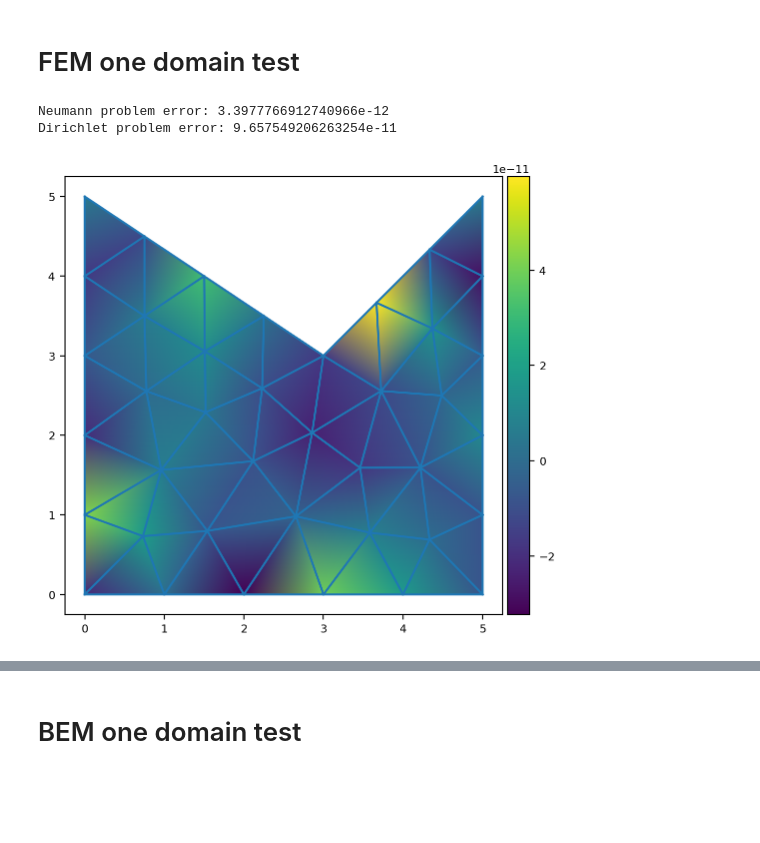
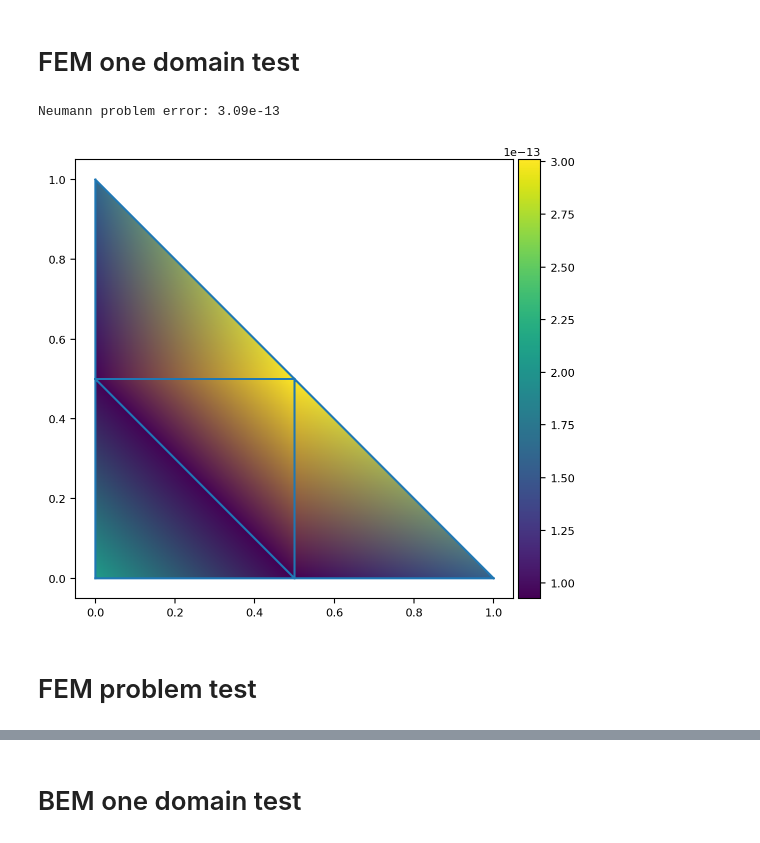
Before and after one commit to boorlakov/pyquasar, a Jupyter notebook: examples/PolynomicTests.ipynb, the cells around one changed output, grey strips where cells are left out. Drawn from its saved outputs; the diff is of its cells as text; code cells hidden in the pictures; blank space fills up the shorter version.

Commit message:
Add quadratic basis

```diff
--- a/examples/PolynomicTests.ipynb
+++ b/examples/PolynomicTests.ipynb
@@ -21,38 +21,47 @@ plt.rcParams.update(
 # FEM one domain test
 # %%
 def u(p, n):
-  # return p[..., 0] ** 2 - p[..., 1] ** 2
+  # return p[..., 0] ** 3 - p[..., 1] ** 3
+  return p[..., 0] ** 2 - p[..., 1] ** 2
   return 2 * p[..., 0] + 3 * p[..., 1] - 4
 
 
 def flow(p, n):
-  # return 2 * p[..., 0] * n[..., 0] - 2 * p[..., 1] * n[..., 1]
+  # return 3 * p[..., 0] ** 2 * n[..., 0] - 3 * p[..., 1] ** 2 * n[..., 1]
+  return 2 * p[..., 0] * n[..., 0] - 2 * p[..., 1] * n[..., 1]
   return 2 * n[..., 0] + 3 * n[..., 1]
 
+def rhs(p, n):
+  return -6 * (p[..., 0] - p[..., 1])
 
-domain = next(FemDomain(domain) for domain in Mesh.load("test.geo"))
-dir_vector = u(domain.vertices[: domain.ext_dof_count], 0)
+domain = next(FemDomain(domain) for domain in Mesh.load("tri.geo", use_quadratic=True, refine_k=1))
+mesh_points_ids = np.unique(domain.elements[0].node_tags)
+n = len(mesh_points_ids.flatten())
+dir_vector = u(domain.vertices[mesh_points_ids], 0)
 
 domain.assembly({"dirichlet": flow})
 sol = domain.solve_neumann(domain.load_vector)
+sol = sol[mesh_points_ids]
 
-sol -= domain.kernel[0] * (sol @ domain.kernel[0]) / (domain.kernel[0] @ domain.kernel[0])
-u_ort = u(domain.vertices, 0) - domain.kernel[0] * (u(domain.vertices, 0) @ domain.kernel[0]) / (domain.kernel[0] @ domain.kernel[0])
+kernl = np.ones_like(sol)
+sol -= kernl * (sol @ kernl) / (kernl @ kernl)
+u_ort = u(domain.vertices[mesh_points_ids], 0) - kernl * (u(domain.vertices[mesh_points_ids], 0) @ kernl) / (kernl @ kernl)
 
-print(f"Neumann problem error: {np.linalg.norm(sol - u_ort)/np.linalg.norm(u_ort)}")
-print(
-  f"Dirichlet problem error: {np.linalg.norm(domain.solve_dirichlet(dir_vector) - domain.load_vector)/np.linalg.norm(domain.load_vector)}"
-)
+print(f"Neumann problem error: {np.linalg.norm(sol - u_ort)/np.linalg.norm(u_ort):.2e}")
+# print(
+#   f"Dirichlet problem error: {np.linalg.norm(domain.solve_dirichlet(dir_vector) - domain.load_vector)/np.linalg.norm(domain.load_vector[:n])}"
+# )
 
 fig, ax = plt.subplots()
 ax.set_aspect("equal")
-tpc = ax.tripcolor(domain.vertices[:, 0], domain.vertices[:, 1], u_ort - sol, triangles=domain.elements[0].node_tags, shading="gouraud")
+tpc = ax.tripcolor(domain.vertices[:, 0], domain.vertices[:, 1], np.abs(u_ort - sol), triangles=domain.elements[0].node_tags, shading="gouraud")
 divider = make_axes_locatable(ax)
 cax = divider.append_axes("right", size="5%", pad=0.05)
 fig.colorbar(tpc, cax=cax)
 ax.triplot(domain.vertices[:, 0], domain.vertices[:, 1], domain.elements[0].node_tags)
 plt.show()
 # %% [output]
-Neumann problem error: 3.3977766912740966e-12
-Dirichlet problem error: 9.657549206263254e-11
+Neumann problem error: 3.09e-13
-[figure, old version]
+[figure, new version]
+# %% [markdown]
+# FEM problem test
```
Also changed, not shown: parts of 4 cells of this notebook, 3 other files.
